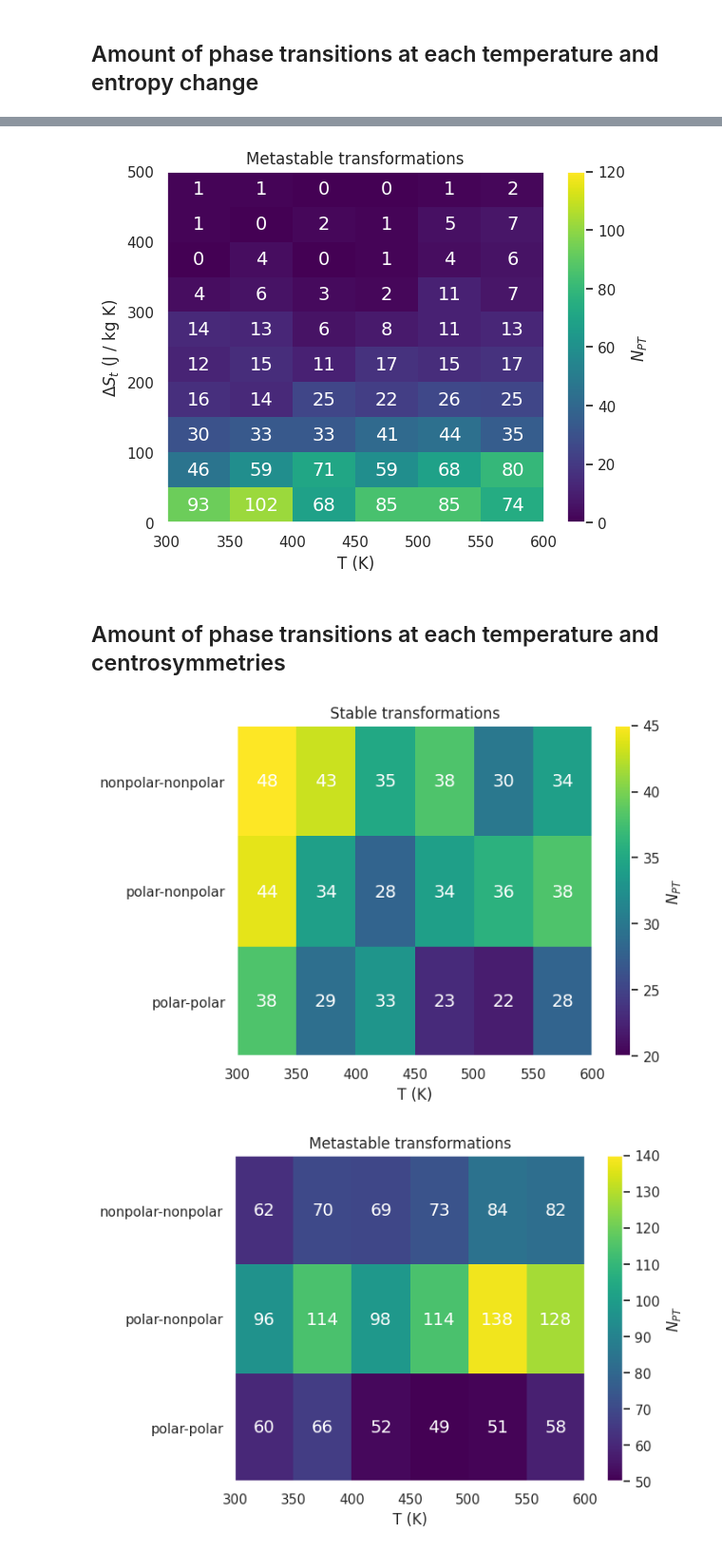
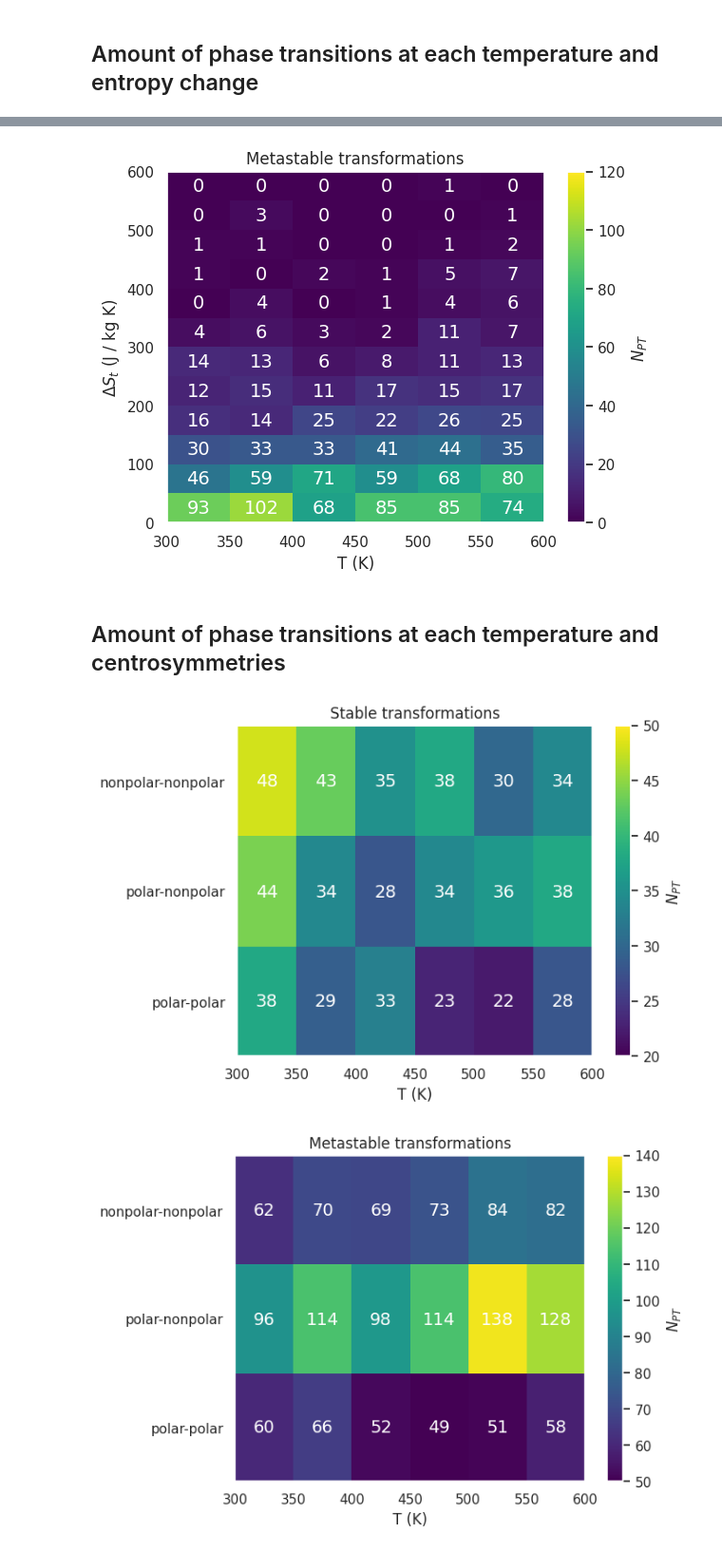
Before and after one commit to IonRepo/ml-phasetransitions, a Jupyter notebook: predict-phase-transitions.ipynb, the cells around one changed output, grey strips where cells are left out. Shown at 95% size. Saved outputs shown, nothing was run; the diff lists cells and outputs as text; code cells hidden in the pictures.

Commit message:
Update figures

```diff
--- a/predict-phase-transitions.ipynb
+++ b/predict-phase-transitions.ipynb
@@ -563,0 +503,40 @@ plt.show()
+# %%
+x_edges = temperatures
+y_edges = np.linspace(0, 600, 12+1)
+
+# Generate the 2D histogram data
+distribution = np.histogram2d(stable_transition_phases['transition-temperature'], stable_transition_phases['entropy-change'],
+                              bins=(list(x_edges), list(y_edges))
+                             )[0].T
+
+# Create meshgrid for plotting
+X, Y = np.meshgrid(x_edges, y_edges)
+
+# Plot the 2D histogram with pcolormesh
+fig, ax = plt.subplots()
+plt.pcolormesh(X, Y, distribution, shading='auto', cmap='viridis', vmin=0, vmax=70)
+plt.xlabel('T (K)')
+plt.ylabel(r'$\Delta S_t$ (J / kg K)')
+
+# Calculate the centers of each cell
+x_centers = (x_edges[:-1] + x_edges[1:]) / 2
+y_centers = (y_edges[:-1] + y_edges[1:]) / 2
+X_centers, Y_centers = np.meshgrid(x_centers, y_centers)
+
+# Flatten the centers and Z values for vectorized annotation
+x_flat = X_centers.flatten()
+y_flat = Y_centers.flatten()
+z_flat = distribution.flatten()
+
+# Annotate all cells at once using vectorized operations
+for xc, yc, z in zip(x_flat, y_flat, z_flat):
+    ax.text(xc, yc, f'{int(z)}', ha='center', va='center', color='white', size=14)
+
+# Add colorbar
+colorbar = plt.colorbar()
+colorbar.set_label(r'$N_{PT}$')
+
+# Save the plot to a file
+plt.title('Stable transformations')
+plt.savefig(f'{output_folder}/temperature_vs_stable_entropy_changes.pdf', dpi=50, bbox_inches='tight')
+plt.show()
@@ -564,6 +545,6 @@ plt.show()
 # %%
 x_edges = temperatures
-y_edges = np.linspace(0, 500, 10+1)
+y_edges = np.linspace(0, 600, 12+1)
 
 # Generate the 2D histogram data
 distribution = np.histogram2d(unstable_transition_phases['transition-temperature'], unstable_transition_phases['entropy-change'],
@@ -602,7 +583,7 @@ plt.title('Metastable transformations')
 plt.savefig(f'{output_folder}/temperature_vs_unstable_stable_entropy_changes.pdf', dpi=50, bbox_inches='tight')
 plt.show()
 # %% [output]
-[figure, old version]
+[figure, new version]
 # %% [markdown]
 ## Amount of phase transitions at each temperature and centrosymmetries
 # %%
@@ -627,35 +608,35 @@ X, Y = np.meshgrid(x_edges, y_edges)
 
 # Plot the 2D histogram with pcolormesh
 fig, ax = plt.subplots()
-plt.pcolormesh(X, Y, distribution, shading='auto', cmap='viridis', vmin=20, vmax=45)
+plt.pcolormesh(X, Y, distribution, shading='auto', cmap='viridis', vmin=20, vmax=50)
 plt.yticks(centrosymmetry_ticks_x,
            centrosymmetry_ticks_labels)
 plt.xlabel('T (K)')
 
 # Calculate the centers of each cell
 x_centers = (x_edges[:-1] + x_edges[1:]) / 2
 y_centers = (y_edges[:-1] + y_edges[1:]) / 2
 X_centers, Y_centers = np.meshgrid(x_centers, y_centers)
 
 # Flatten the centers and Z values for vectorized annotation
 x_flat = X_centers.flatten()
 y_flat = Y_centers.flatten()
 z_flat = distribution.flatten()
 
 # Annotate all cells at once using vectorized operations
 for xc, yc, z in zip(x_flat, y_flat, z_flat):
     ax.text(xc, yc, f'{int(z)}', ha='center', va='center', color='white', size=14)
 
 # Add colorbar
 colorbar = plt.colorbar()
 colorbar.set_label(r'$N_{PT}$')
 
 # Save the plot to a file
 plt.title('Stable transformations')
 plt.savefig(f'{output_folder}/temperature_vs_stable_centrosymmetry.pdf', dpi=50, bbox_inches='tight')
 plt.show()
 # %% [output]
-[figure, old version]
+[figure, new version]
 # %%
 x_edges = temperatures
 y_edges = np.array(centrosymmetry_edges)
```
Also changed, not shown: parts of 8 cells of this notebook.
